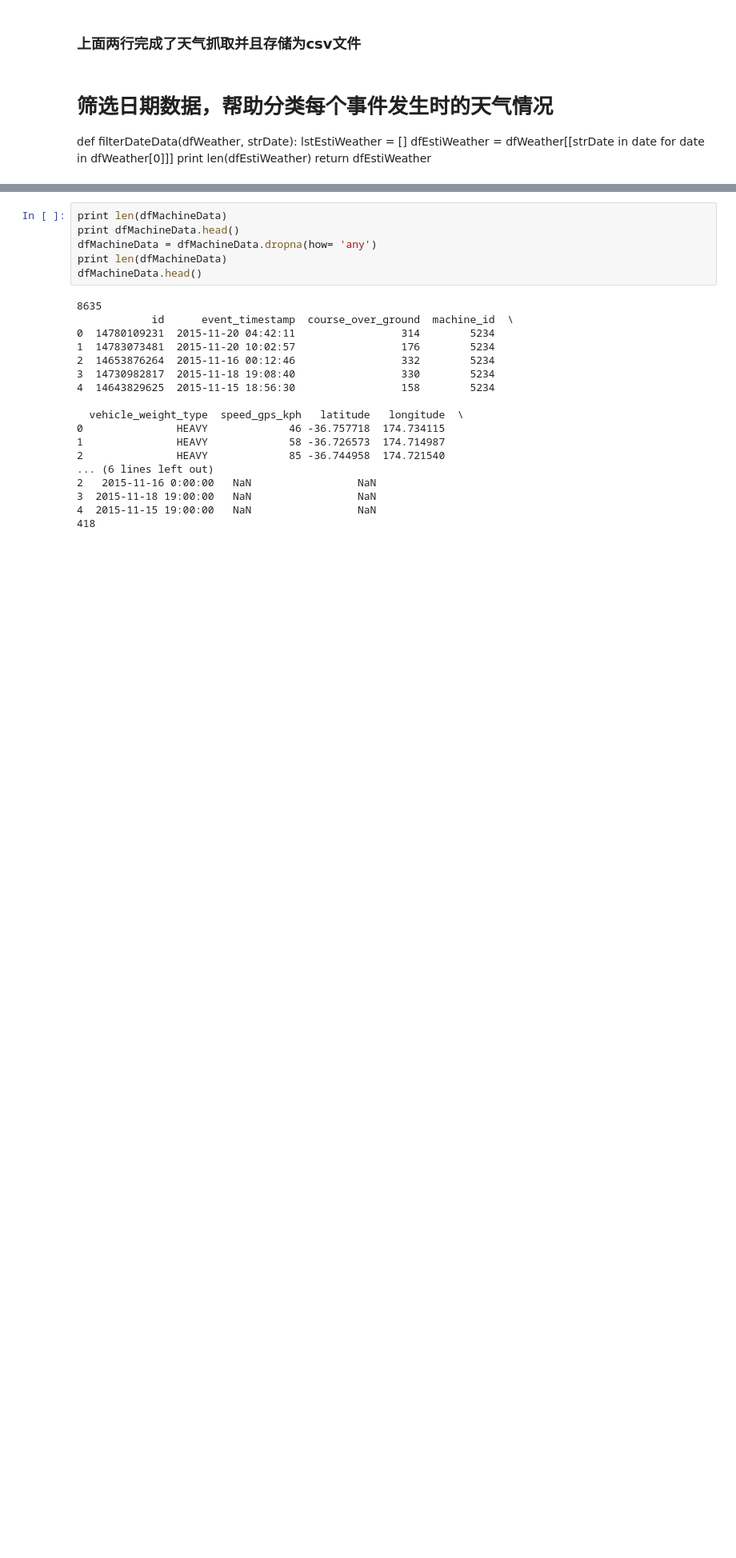
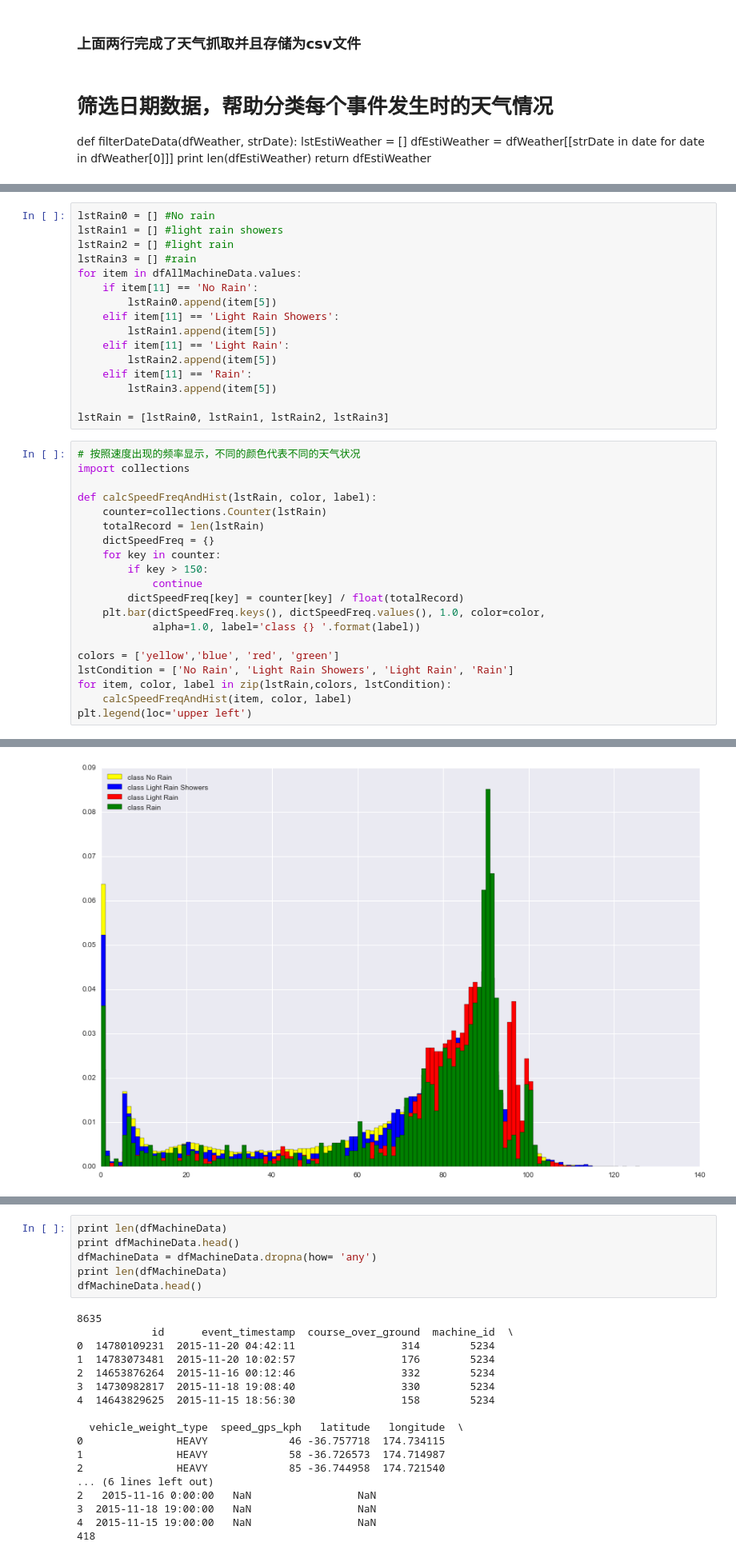
Before and after one commit to OscarZhou/DataScienceProject3, a Jupyter notebook: exploratory notebook 09291321.ipynb, the cells around one changed output, grey strips where cells are left out. Shown at 80% size. Saved outputs shown, nothing was run; the diff lists cells and outputs as text; blank space fills up the shorter version.

```diff
--- a/exploratory notebook 09291321.ipynb
+++ b/exploratory notebook 09291321.ipynb
@@ -515,0 +605,37 @@ dfAllMachineData.head()
+# %%
+lstRain0 = [] #No rain
+lstRain1 = [] #light rain showers
+lstRain2 = [] #light rain
+lstRain3 = [] #rain
+for item in dfAllMachineData.values:
+    if item[11] == 'No Rain':
+        lstRain0.append(item[5])
+    elif item[11] == 'Light Rain Showers':
+        lstRain1.append(item[5])
+    elif item[11] == 'Light Rain':
+        lstRain2.append(item[5])
+    elif item[11] == 'Rain':
+        lstRain3.append(item[5])
+
+lstRain = [lstRain0, lstRain1, lstRain2, lstRain3]
+# %%
+# 按照速度出现的频率显示，不同的颜色代表不同的天气状况
+import collections
+
+def calcSpeedFreqAndHist(lstRain, color, label):
+    counter=collections.Counter(lstRain)
+    totalRecord = len(lstRain)
+    dictSpeedFreq = {}
+    for key in counter:
+        if key > 150:
+            continue
+        dictSpeedFreq[key] = counter[key] / float(totalRecord)
+    plt.bar(dictSpeedFreq.keys(), dictSpeedFreq.values(), 1.0, color=color,
+            alpha=1.0, label='class {} '.format(label))
+
+colors = ['yellow','blue', 'red', 'green']
+lstCondition = ['No Rain', 'Light Rain Showers', 'Light Rain', 'Rain']
+for item, color, label in zip(lstRain,colors, lstCondition):
+    calcSpeedFreqAndHist(item, color, label)
+plt.legend(loc='upper left')
+# %% [output]
@@ -515,0 +643 @@ dfAllMachineData.head()
+[figure, added]
```
Also changed, not shown: parts of 33 cells of this notebook.
